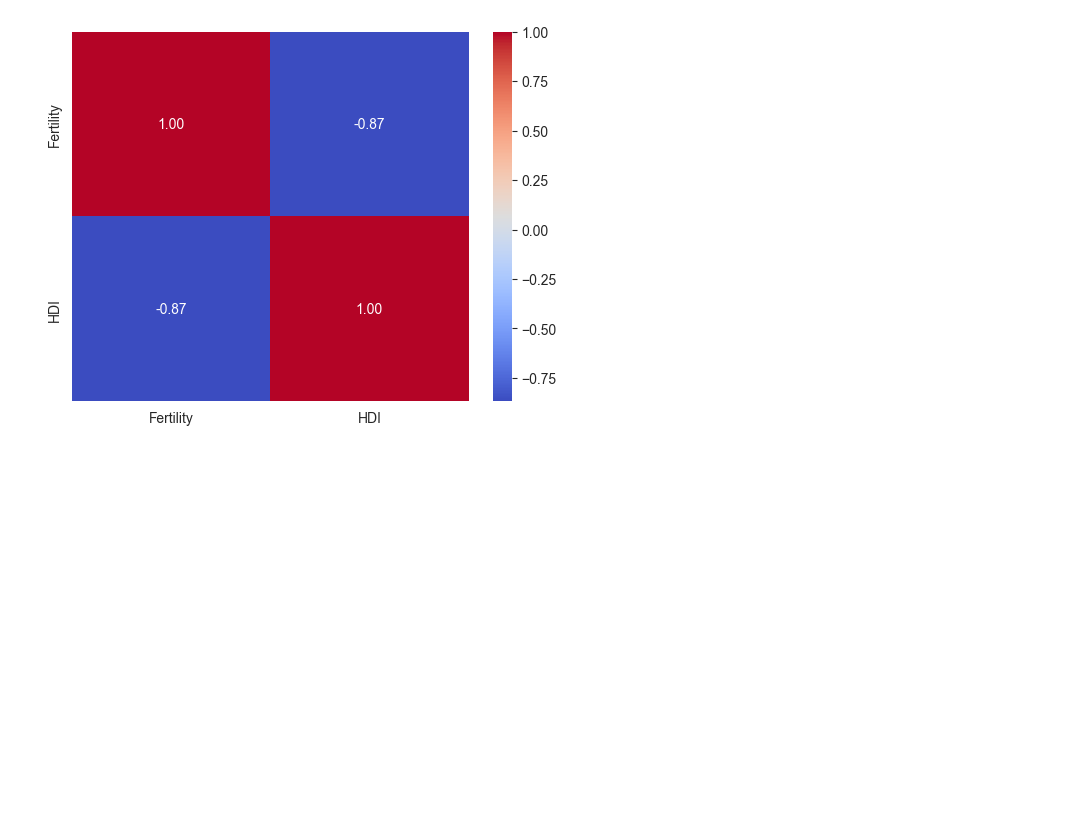
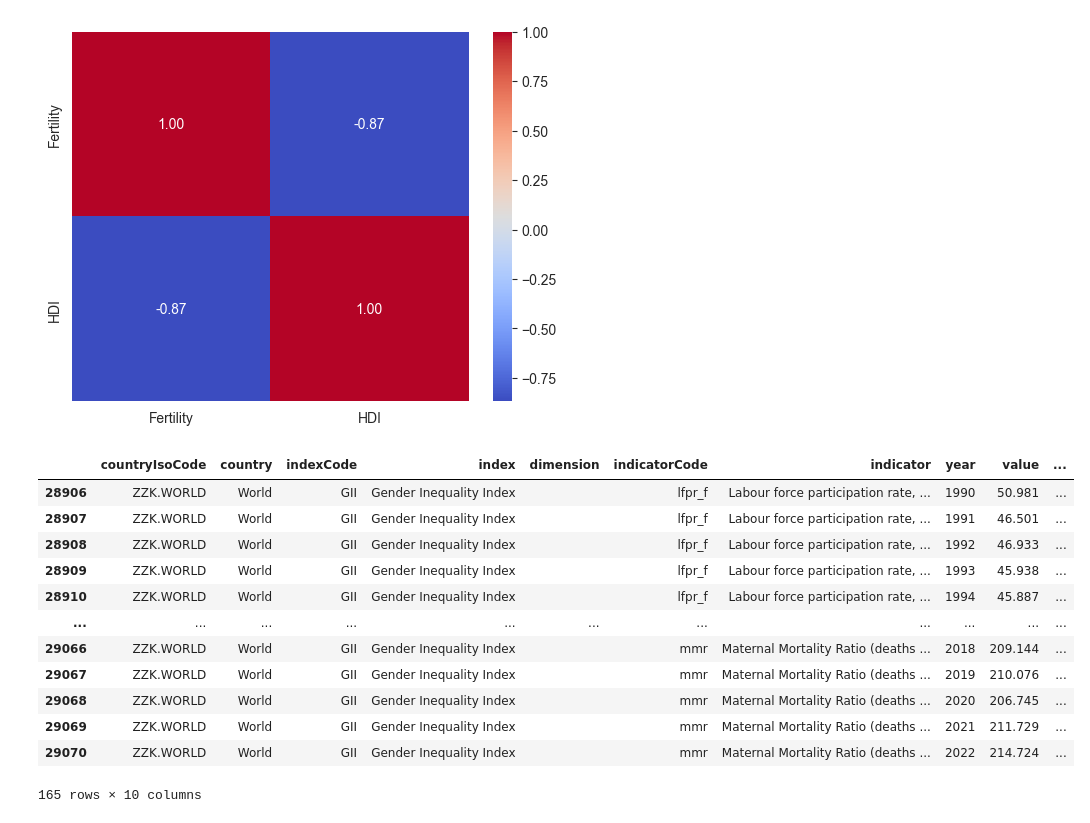
Before and after one commit to ByZeroMatt/SciVis_Project_2024, a Jupyter notebook: src/main/main.ipynb, the cells around one changed output. Saved outputs shown, nothing was run; the diff lists cells and outputs as text; code cells hidden in the pictures; blank space fills up the shorter version.

```diff
--- a/src/main/main.ipynb
+++ b/src/main/main.ipynb
@@ -426,3 +426,21 @@ sns.heatmap(correlation_matrix, annot=True, cmap='coolwarm', fmt='.2f')
 plt.show()
 # %% [output]
 [figure]
+# %%
+gii = pd.read_json('../../resources/gender_inequality_index.json')
+gii_world = gii[gii['country'] == 'World']
+gii_world
+# %% [output]
+|  | countryIsoCode | country | indexCode | index | dimension | indicatorCode | indicator | year | value | ... |
+| 28906 | ZZK.WORLD | World | GII | Gender Inequality Index |  | lfpr_f | Labour force participation rate, ... | 1990 | 50.981 | ... |
+| 28907 | ZZK.WORLD | World | GII | Gender Inequality Index |  | lfpr_f | Labour force participation rate, ... | 1991 | 46.501 | ... |
+| 28908 | ZZK.WORLD | World | GII | Gender Inequality Index |  | lfpr_f | Labour force participation rate, ... | 1992 | 46.933 | ... |
+| 28909 | ZZK.WORLD | World | GII | Gender Inequality Index |  | lfpr_f | Labour force participation rate, ... | 1993 | 45.938 | ... |
+| 28910 | ZZK.WORLD | World | GII | Gender Inequality Index |  | lfpr_f | Labour force participation rate, ... | 1994 | 45.887 | ... |
+| ... | ... | ... | ... | ... | ... | ... | ... | ... | ... | ... |
+| 29066 | ZZK.WORLD | World | GII | Gender Inequality Index |  | mmr | Maternal Mortality Ratio (deaths ... | 2018 | 209.144 | ... |
+| 29067 | ZZK.WORLD | World | GII | Gender Inequality Index |  | mmr | Maternal Mortality Ratio (deaths ... | 2019 | 210.076 | ... |
+| 29068 | ZZK.WORLD | World | GII | Gender Inequality Index |  | mmr | Maternal Mortality Ratio (deaths ... | 2020 | 206.745 | ... |
+| 29069 | ZZK.WORLD | World | GII | Gender Inequality Index |  | mmr | Maternal Mortality Ratio (deaths ... | 2021 | 211.729 | ... |
+| 29070 | ZZK.WORLD | World | GII | Gender Inequality Index |  | mmr | Maternal Mortality Ratio (deaths ... | 2022 | 214.724 | ... |
+165 rows × 10 columns
```
Also changed, not shown: parts of 2 cells of this notebook.
